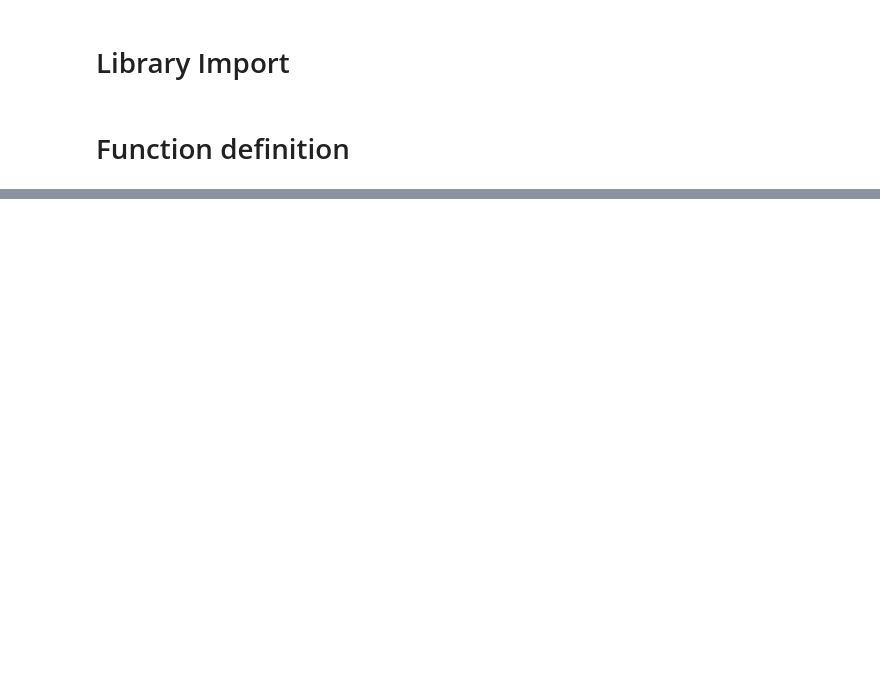
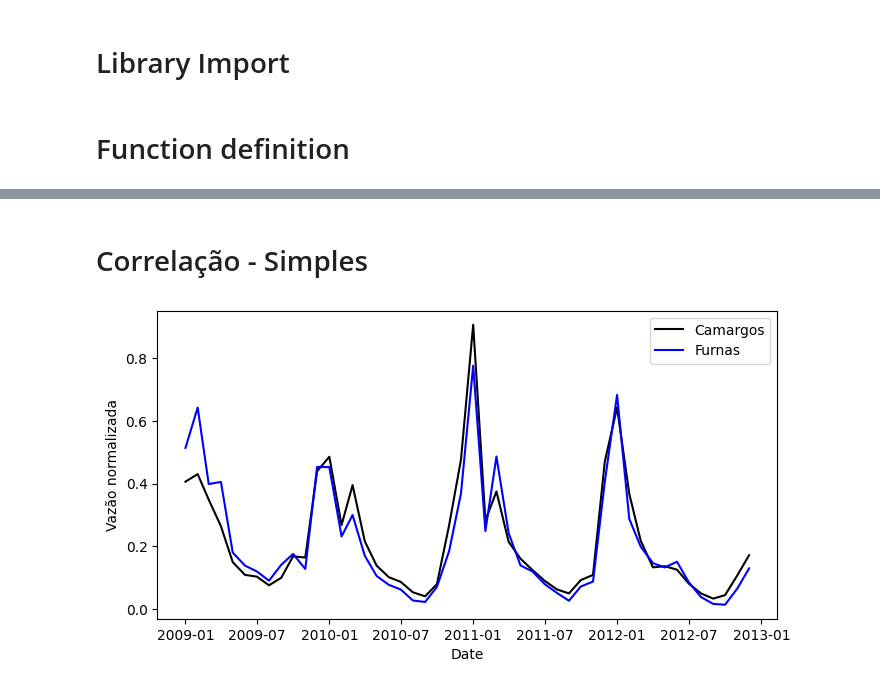
Before and after one commit to thiagolopes97/E-TUNI_NARMAX_RIVER, a Jupyter notebook: Notebook/EDA_Analysis.ipynb, the cells around one changed output, grey strips where cells are left out. Cells and saved outputs as stored; diff of their text form; code cells hidden in the pictures; blank space fills up the shorter version.

```diff
--- a/Notebook/EDA_Analysis.ipynb
+++ b/Notebook/EDA_Analysis.ipynb
@@ -260,0 +225,13 @@ Coeficiente de Hurst = 0.572
+# %% [markdown]
+# Correlação - Simples
+# %%
+figure, axes = plt.subplots(1, 1, figsize=(8,4))
+
+fig0 = sns.lineplot(data=df[df.Date >= '2009-01-01'],x='Date',y='Camargos_norm', color = 'k',linestyle='-', label="Camargos")
+fig1 = sns.lineplot(data=df[df.Date >= '2009-01-01'],x='Date',y='Furnas_norm', color = 'b', linestyle='-', label="Furnas")
+plt.legend()
+plt.ylabel('Vazão normalizada')
+plt.savefig(f'Dados normalizados.png', format='png')
+plt.show()
+# %% [output]
+[figure, added]
```
Also changed, not shown: parts of 38 cells of this notebook.
